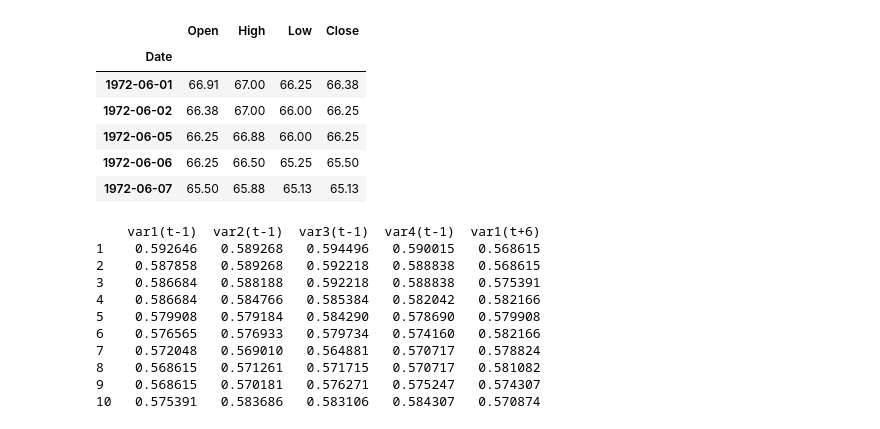
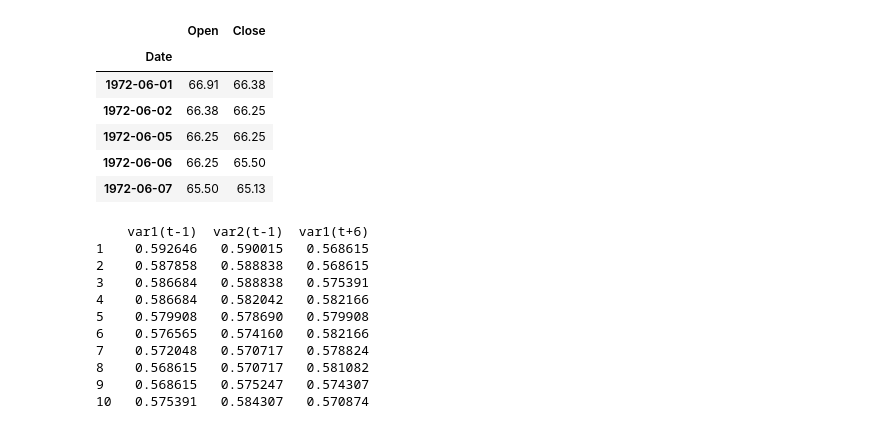
Before and after one commit to pszkilnyk/skittles, a Jupyter notebook: F7.ipynb, the cells around one changed output. Saved outputs shown, nothing was run; the diff lists cells and outputs as text; code cells hidden in the pictures.

```diff
--- a/F7.ipynb
+++ b/F7.ipynb
@@ -1,18 +1,18 @@
 # %%
 # LSTM for Ford
 import quandl
 quandl.ApiConfig.api_key="Mev5v8Rr-58sWDopyvgh"
 mydata = quandl.get("WIKI/F")
-mydata = mydata.drop(['Volume','Ex-Dividend', 'Split Ratio', 'Adj. Open', 'Adj. High', 'Adj. Low', 'Adj. Close', 'Adj. Volume'], axis=1)
+mydata = mydata.drop(['High', 'Low','Volume','Ex-Dividend', 'Split Ratio', 'Adj. Open', 'Adj. High', 'Adj. Low', 'Adj. Close', 'Adj. Volume'], axis=1)
 mydata.head()
 # %% [output]
-|  | Open | High | Low | Close |
-| Date |  |  |  |  |
-| 1972-06-01 | 66.91 | 67.00 | 66.25 | 66.38 |
-| 1972-06-02 | 66.38 | 67.00 | 66.00 | 66.25 |
-| 1972-06-05 | 66.25 | 66.88 | 66.00 | 66.25 |
-| 1972-06-06 | 66.25 | 66.50 | 65.25 | 65.50 |
-| 1972-06-07 | 65.50 | 65.88 | 65.13 | 65.13 |
+|  | Open | Close |
+| Date |  |  |
+| 1972-06-01 | 66.91 | 66.38 |
+| 1972-06-02 | 66.38 | 66.25 |
+| 1972-06-05 | 66.25 | 66.25 |
+| 1972-06-06 | 66.25 | 65.50 |
+| 1972-06-07 | 65.50 | 65.13 |
 # %%
 from math import sqrt
 from numpy import concatenate
@@ -60,21 +60,21 @@ scaled = scaler.fit_transform(values)
 # frame as supervised learning
 reframed = series_to_supervised(scaled, 1, 7)
 # drop columns we don't want to predict
-reframed.drop(reframed.columns[[4,5,6,7,8,9,10,11,12,13,14,15,16,17,18,19,20,21,22,23,24,25,26,27,29,30,31]], axis=1, inplace=True)
+reframed.drop(reframed.columns[[2,3,4,5,6,7,8,9,10,11,12,13,15]], axis=1, inplace=True)
 print(reframed.head(10))
-# predicting next day open as var1(t)
+# predicting next day open as var1(t+6)
 # %% [output]
-    var1(t-1)  var2(t-1)  var3(t-1)  var4(t-1)  var1(t+6)
-1    0.592646   0.589268   0.594496   0.590015   0.568615
-2    0.587858   0.589268   0.592218   0.588838   0.568615
-3    0.586684   0.588188   0.592218   0.588838   0.575391
-4    0.586684   0.584766   0.585384   0.582042   0.582166
-5    0.579908   0.579184   0.584290   0.578690   0.579908
-6    0.576565   0.576933   0.579734   0.574160   0.582166
-7    0.572048   0.569010   0.564881   0.570717   0.578824
-8    0.568615   0.571261   0.571715   0.570717   0.581082
-9    0.568615   0.570181   0.576271   0.575247   0.574307
-10   0.575391   0.583686   0.583106   0.584307   0.570874
+    var1(t-1)  var2(t-1)  var1(t+6)
+1    0.592646   0.590015   0.568615
+2    0.587858   0.588838   0.568615
+3    0.586684   0.588838   0.575391
+4    0.586684   0.582042   0.582166
+5    0.579908   0.578690   0.579908
+6    0.576565   0.574160   0.582166
+7    0.572048   0.570717   0.578824
+8    0.568615   0.570717   0.581082
+9    0.568615   0.575247   0.574307
+10   0.575391   0.584307   0.570874
 # %%
 # split into train and tets
 values = reframed.values
```
Also changed, not shown: parts of 4 cells of this notebook, 3 other files.
